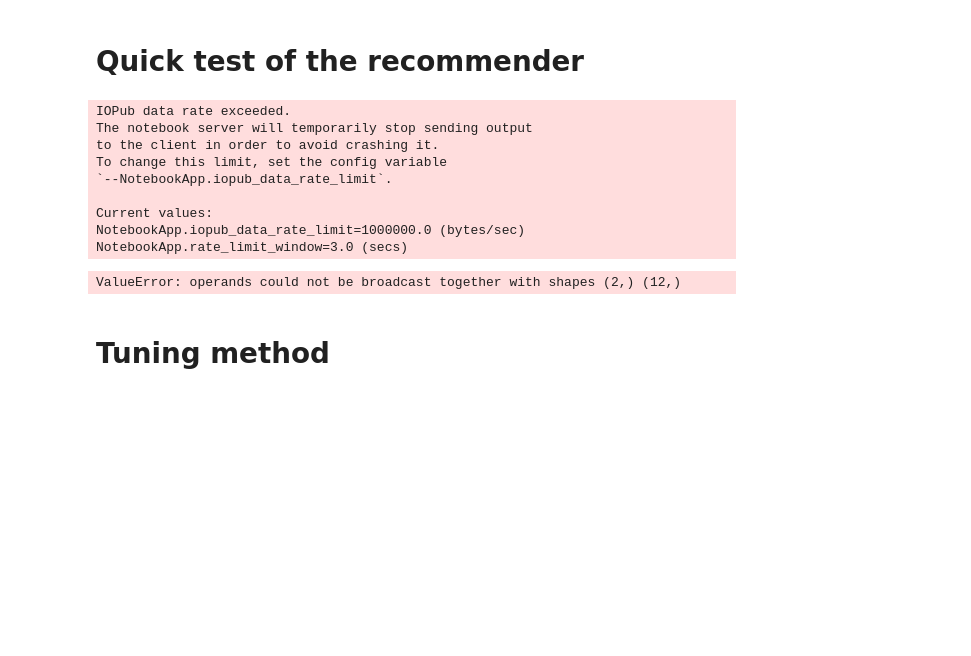
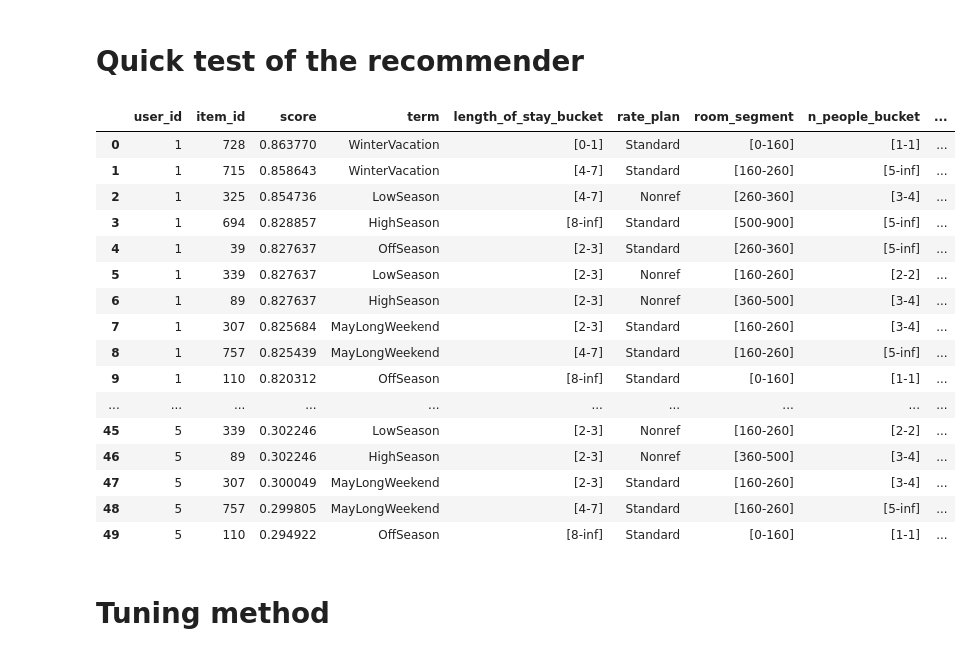
Before and after one commit to mmarlewski/recommender-systems-class, a Jupyter notebook: project_1_recommender_and_evaluation.ipynb, the cells around one changed output. Saved outputs shown, nothing was run; the diff lists cells and outputs as text; code cells hidden in the pictures; blank space fills up the shorter version.

```diff
--- a/project_1_recommender_and_evaluation.ipynb
+++ b/project_1_recommender_and_evaluation.ipynb
@@ -526,26 +886,36 @@ class XGBoostCBUIRecommender(ContentBasedUserItemRecommender):
 items_df = interactions_df.loc[:, ['item_id'] + base_item_features].drop_duplicates()
 # %%
 # Fit method
-cb_user_item_recommender = RandomForestCBUIRecommender()
+cb_user_item_recommender = LinearRegressionCBUIRecommender()
+# cb_user_item_recommender = SVRCBUIRecommender()
+# cb_user_item_recommender = RandomForestCBUIRecommender()
+# cb_user_item_recommender = XGBoostCBUIRecommender()
 cb_user_item_recommender.fit(interactions_df, None, None)
-# %% [output]
-IOPub data rate exceeded.
-The notebook server will temporarily stop sending output
-to the client in order to avoid crashing it.
-To change this limit, set the config variable
-`--NotebookApp.iopub_data_rate_limit`.
-
-Current values:
-NotebookApp.iopub_data_rate_limit=1000000.0 (bytes/sec)
-NotebookApp.rate_limit_window=3.0 (secs)
-ValueError: operands could not be broadcast together with shapes (2,) (12,)
 # %%
 # Recommender method
 
-recommendations = cb_user_item_recommender.recommend(pd.DataFrame([[1], [2], [3], [4], [5]], columns=['user_id']), interactions_df, 10)
+recommendations = cb_user_item_recommender.recommend(pd.DataFrame([[1], [2], [3], [4], [5]], columns=['user_id']), items_df, 10)
 
 recommendations = pd.merge(recommendations, items_df, on='item_id', how='left')
 display(recommendations)
+# %% [output]
+|  | user_id | item_id | score | term | length_of_stay_bucket | rate_plan | room_segment | n_people_bucket | ... |
+| 0 | 1 | 728 | 0.863770 | WinterVacation | [0-1] | Standard | [0-160] | [1-1] | ... |
+| 1 | 1 | 715 | 0.858643 | WinterVacation | [4-7] | Standard | [160-260] | [5-inf] | ... |
+| 2 | 1 | 325 | 0.854736 | LowSeason | [4-7] | Nonref | [260-360] | [3-4] | ... |
+| 3 | 1 | 694 | 0.828857 | HighSeason | [8-inf] | Standard | [500-900] | [5-inf] | ... |
+| 4 | 1 | 39 | 0.827637 | OffSeason | [2-3] | Standard | [260-360] | [5-inf] | ... |
+| 5 | 1 | 339 | 0.827637 | LowSeason | [2-3] | Nonref | [160-260] | [2-2] | ... |
+| 6 | 1 | 89 | 0.827637 | HighSeason | [2-3] | Nonref | [360-500] | [3-4] | ... |
+| 7 | 1 | 307 | 0.825684 | MayLongWeekend | [2-3] | Standard | [160-260] | [3-4] | ... |
+| 8 | 1 | 757 | 0.825439 | MayLongWeekend | [4-7] | Standard | [160-260] | [5-inf] | ... |
+| 9 | 1 | 110 | 0.820312 | OffSeason | [8-inf] | Standard | [0-160] | [1-1] | ... |
+| ... | ... | ... | ... | ... | ... | ... | ... | ... | ... |
+| 45 | 5 | 339 | 0.302246 | LowSeason | [2-3] | Nonref | [160-260] | [2-2] | ... |
+| 46 | 5 | 89 | 0.302246 | HighSeason | [2-3] | Nonref | [360-500] | [3-4] | ... |
+| 47 | 5 | 307 | 0.300049 | MayLongWeekend | [2-3] | Standard | [160-260] | [3-4] | ... |
+| 48 | 5 | 757 | 0.299805 | MayLongWeekend | [4-7] | Standard | [160-260] | [5-inf] | ... |
+| 49 | 5 | 110 | 0.294922 | OffSeason | [8-inf] | Standard | [0-160] | [1-1] | ... |
 # %% [markdown]
 # Tuning method
 # %%
```
Also changed, not shown: parts of 13 cells of this notebook, 6 other files.
